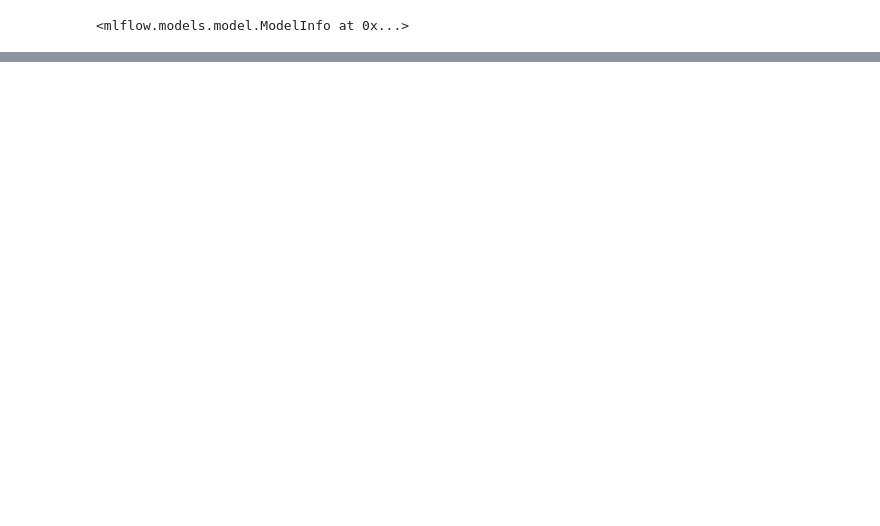
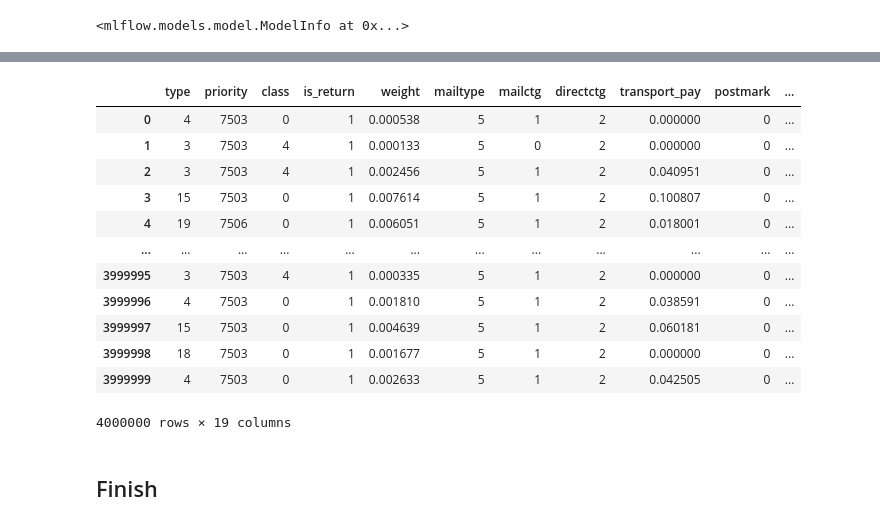
Before and after one commit to Danie1Nash/mlflow-table-data, a Jupyter notebook: notebooks/2.1-cva-preproc-plus-train.ipynb, the cells around one changed output, grey strips where cells are left out. Drawn from its saved outputs; the diff is of its cells as text; code cells hidden in the pictures; blank space fills up the shorter version.

```diff
--- a/notebooks/2.1-cva-preproc-plus-train.ipynb
+++ b/notebooks/2.1-cva-preproc-plus-train.ipynb
@@ -175,0 +318,2 @@ mlflow.catboost.log_model(clf, MODELS_PATH)
+# %%
+test_df = preproc.preprocess(test_df, dtype="test")
@@ -175,0 +329,3 @@ mlflow.catboost.log_model(clf, MODELS_PATH)
+# %%
+cid = test_df["id"]
+test_df = test_df.drop("id", axis=1)
@@ -175,0 +352,16 @@ mlflow.catboost.log_model(clf, MODELS_PATH)
+# %%
+test_df
+# %% [output]
+|  | type | priority | class | is_return | weight | mailtype | mailctg | directctg | transport_pay | postmark | ... |
+| 0 | 4 | 7503 | 0 | 1 | 0.000538 | 5 | 1 | 2 | 0.000000 | 0 | ... |
+| 1 | 3 | 7503 | 4 | 1 | 0.000133 | 5 | 0 | 2 | 0.000000 | 0 | ... |
+| 2 | 3 | 7503 | 4 | 1 | 0.002456 | 5 | 1 | 2 | 0.040951 | 0 | ... |
+| 3 | 15 | 7503 | 0 | 1 | 0.007614 | 5 | 1 | 2 | 0.100807 | 0 | ... |
+| 4 | 19 | 7506 | 0 | 1 | 0.006051 | 5 | 1 | 2 | 0.018001 | 0 | ... |
+| ... | ... | ... | ... | ... | ... | ... | ... | ... | ... | ... | ... |
+| 3999995 | 3 | 7503 | 4 | 1 | 0.000335 | 5 | 1 | 2 | 0.000000 | 0 | ... |
+| 3999996 | 4 | 7503 | 0 | 1 | 0.001810 | 5 | 1 | 2 | 0.038591 | 0 | ... |
+| 3999997 | 15 | 7503 | 0 | 1 | 0.004639 | 5 | 1 | 2 | 0.060181 | 0 | ... |
+| 3999998 | 18 | 7503 | 0 | 1 | 0.001677 | 5 | 1 | 2 | 0.000000 | 0 | ... |
+| 3999999 | 4 | 7503 | 0 | 1 | 0.002633 | 5 | 1 | 2 | 0.042505 | 0 | ... |
+4000000 rows × 19 columns
@@ -175,0 +374,2 @@ mlflow.catboost.log_model(clf, MODELS_PATH)
+# %% [markdown]
+## Finish
```
Also changed, not shown: parts of 33 cells of this notebook.
